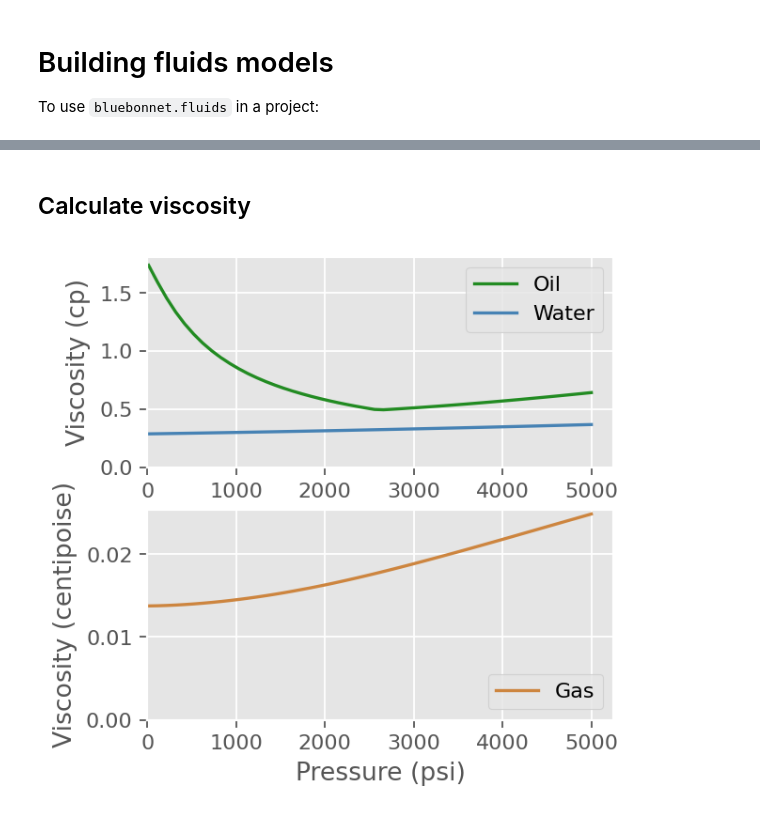
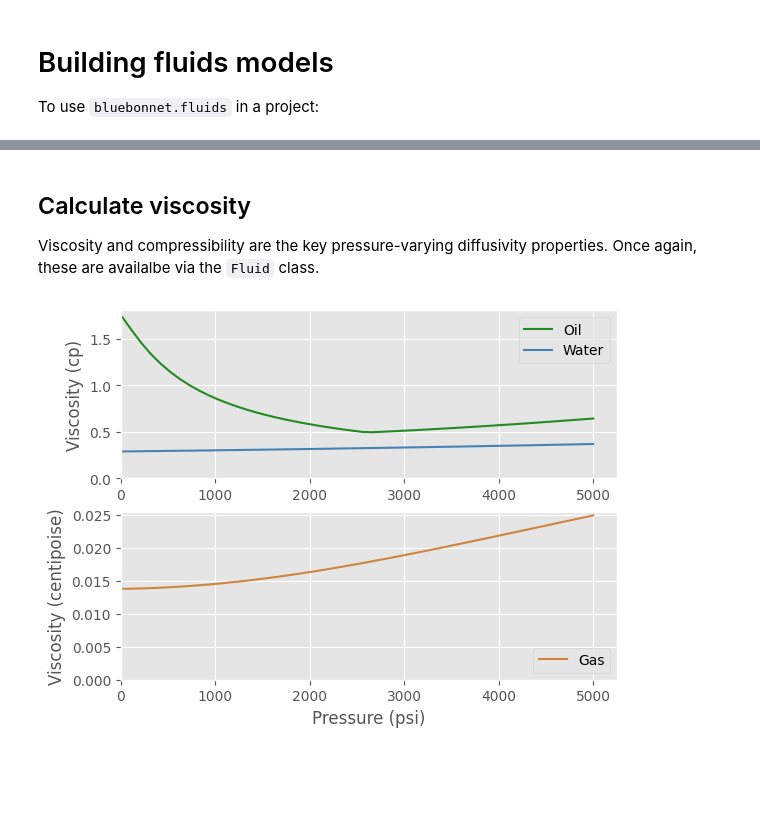
Before and after one commit to frank1010111/bluebonnet, a Jupyter notebook: docs/fluids.ipynb, the cells around one changed output, grey strips where cells are left out. Drawn from its saved outputs; the diff is of its cells as text; code cells hidden in the pictures; blank space fills up the shorter version.

Commit message:
:memo: docs include compressibility now

```diff
--- a/docs/fluids.ipynb
+++ b/docs/fluids.ipynb
@@ -45,33 +43,35 @@ ax.set(xlabel="Pressure (psi)", ylabel="b-factor", xlim=(0, None), ylim=(0, None
 [figure]
 # %% [markdown]
 ## Calculate viscosity
+
+Viscosity and compressibility are the key pressure-varying diffusivity properties. Once again, these are availalbe via the `Fluid` class.
 # %%
 fluid = Fluid(
     200, 35, 0.8, 650
 )  # 200 degrees F, 35 degrees API, specific gas gravity: 0.8, 650 scf/bbl initial reservoir gor
 non_hydrocarbon_properties = make_nonhydrocarbon_properties(
     0.05, 0.01, 0.04
 )  # nitrogen, hydrogen_sulfide, co2
 pseudocritical_point = pseudocritical_point_Sutton(
     0.8, non_hydrocarbon_properties, "wet gas"
 )  # gas gravity
 pressure = np.linspace(14.5, 5_000)
 mu_o = fluid.oil_viscosity(pressure)
 mu_g = fluid.gas_viscosity(pressure, *pseudocritical_point)
 mu_w = fluid.water_viscosity(pressure)
 
-fig, (ax1, ax2) = plt.subplots(2, 1, figsize=(4, 4), dpi=160)
+fig, (ax1, ax2) = plt.subplots(2, 1)
 ax1.plot(pressure, mu_o, label="Oil", color="forestgreen")
 ax1.plot(pressure, mu_w, label="Water", color="steelblue")
 ax2.plot(pressure, mu_g, label="Gas", color="peru")
 ax1.legend(loc="upper right")
 ax1.set(ylabel="Viscosity (cp)", xlim=(0, None), ylim=(0, None))
 ax2.legend(loc="lower right")
 ax2.set(
     xlabel="Pressure (psi)",
     ylabel="Viscosity (centipoise)",
     xlim=(0, None),
     ylim=(0, None),
 );
 # %% [output]
-[figure, old version]
+[figure, new version]
```
Also changed, not shown: parts of 4 cells of this notebook.
